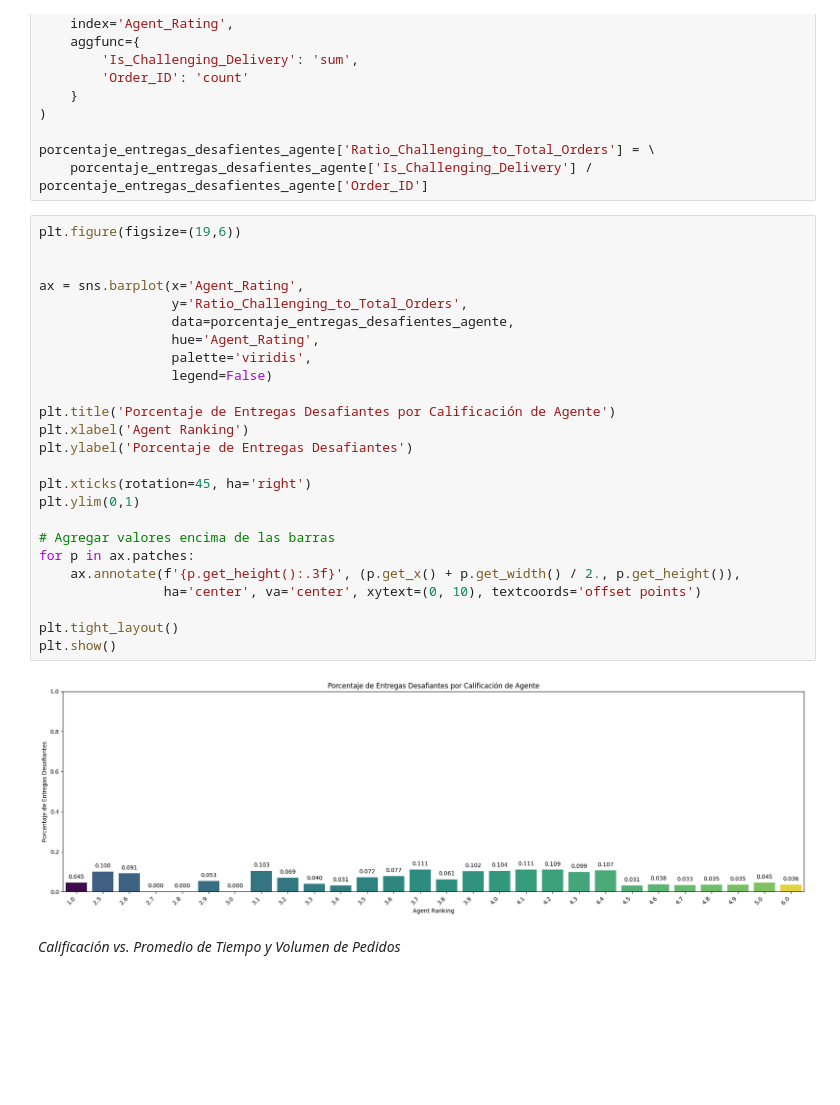
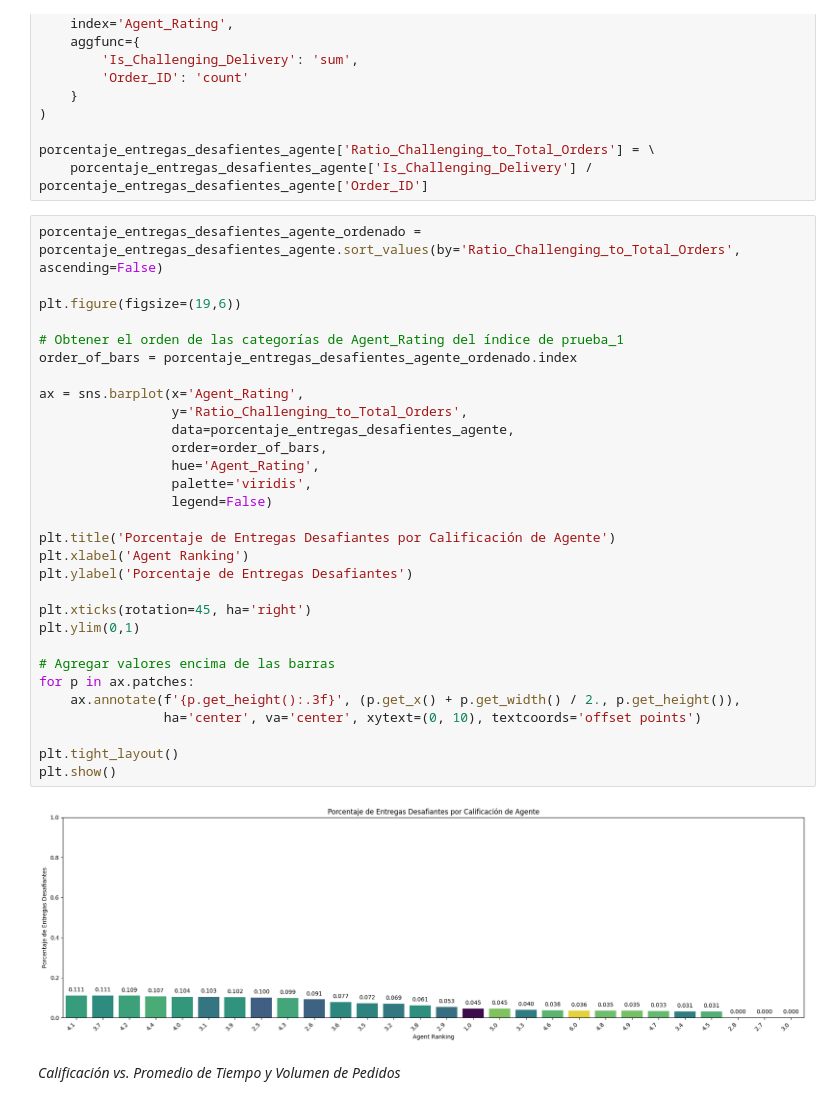
Before and after one commit to SaitoM17/amazon_delivery, a Jupyter notebook: notebooks/eda.ipynb, the cells around one changed output. Drawn from its saved outputs; the diff is of its cells as text; blank space fills up the shorter version.

Commit message:
refactor(eda): Ordenamiento de barras código Porcentaje de Entregas Desafiantes por Calificación de Agentes

```diff
--- a/notebooks/eda.ipynb
+++ b/notebooks/eda.ipynb
@@ -570,32 +570,37 @@ porcentaje_entregas_desafientes_agente = pd.pivot_table(
 porcentaje_entregas_desafientes_agente['Ratio_Challenging_to_Total_Orders'] = \
     porcentaje_entregas_desafientes_agente['Is_Challenging_Delivery'] / porcentaje_entregas_desafientes_agente['Order_ID']
 # %%
+porcentaje_entregas_desafientes_agente_ordenado = porcentaje_entregas_desafientes_agente.sort_values(by='Ratio_Challenging_to_Total_Orders', ascending=False)
+
 plt.figure(figsize=(19,6))
 
+# Obtener el orden de las categorías de Agent_Rating del índice de prueba_1
+order_of_bars = porcentaje_entregas_desafientes_agente_ordenado.index
 
 ax = sns.barplot(x='Agent_Rating',
                  y='Ratio_Challenging_to_Total_Orders',
                  data=porcentaje_entregas_desafientes_agente,
+                 order=order_of_bars,
                  hue='Agent_Rating',
                  palette='viridis',
                  legend=False)
 
 plt.title('Porcentaje de Entregas Desafiantes por Calificación de Agente')
 plt.xlabel('Agent Ranking')
 plt.ylabel('Porcentaje de Entregas Desafiantes')
 
 plt.xticks(rotation=45, ha='right')
 plt.ylim(0,1)
 
 # Agregar valores encima de las barras
 for p in ax.patches:
     ax.annotate(f'{p.get_height():.3f}', (p.get_x() + p.get_width() / 2., p.get_height()),
                 ha='center', va='center', xytext=(0, 10), textcoords='offset points')
 
 plt.tight_layout()
 plt.show()
 # %% [output]
-[figure, old version]
+[figure, new version]
 # %% [markdown]
 *Calificación vs. Promedio de Tiempo y Volumen de Pedidos*
 # %%
```
